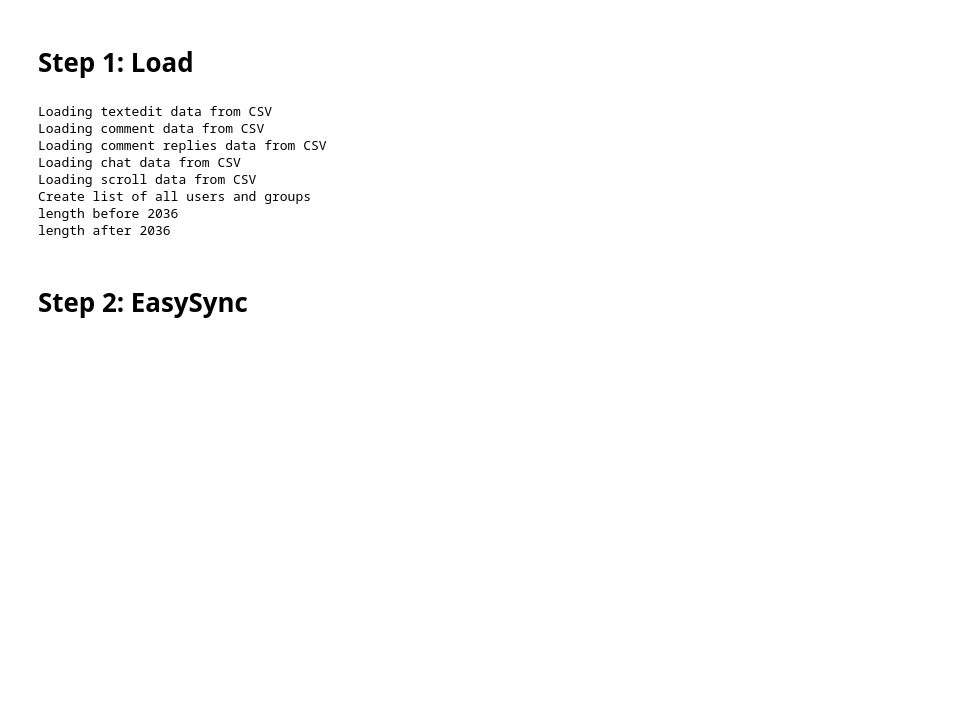
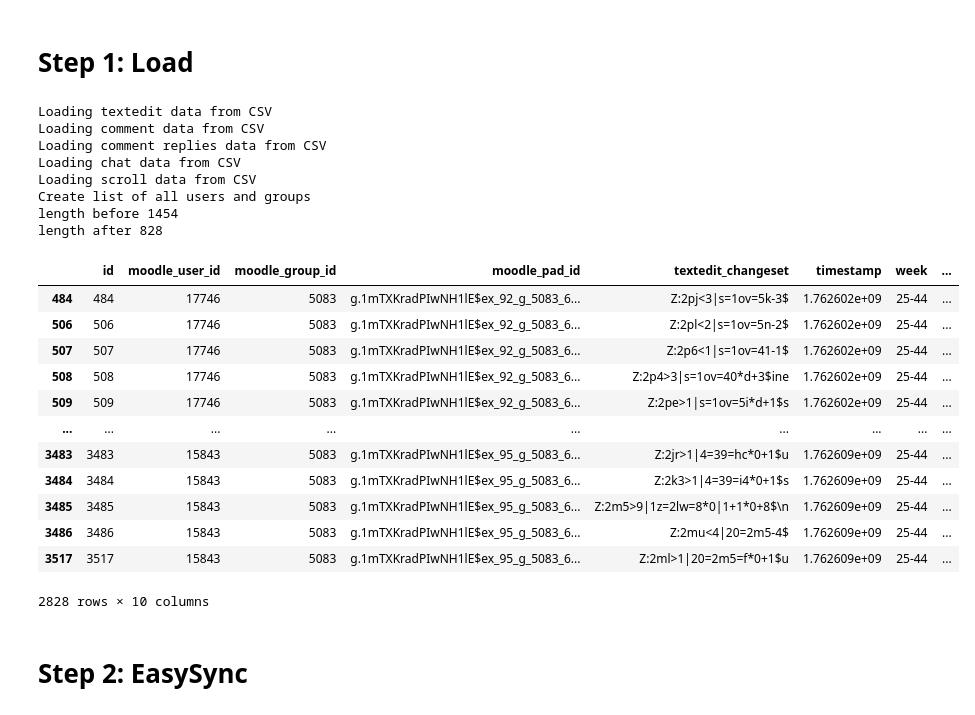
Before and after one commit to CATALPAresearch/wespa, a Jupyter notebook: analysis.ipynb, the cells around one changed output. Saved outputs shown, nothing was run; the diff lists cells and outputs as text; code cells hidden in the pictures; blank space fills up the shorter version.

```diff
--- a/analysis.ipynb
+++ b/analysis.ipynb
@@ -15,28 +15,41 @@ from src.settings import *
 # %%
 %reload_ext autoreload
 %autoreload 2
 
 from src.load import Load
-semester = 'WS2021_22' #('WS2023_24',   'dump20240826'), 'SS2025'
+semester = 'WS2025_26' # WS2024_25 WS2023_24',   'dump20240826'), 'SS2025'
 # Step 1
-#l = Load(semester, dump="dump20250616")
-l = Load(semester, dump="dump20240826")
+l = Load(semester=semester, dump="dump20251115")
 #l.process_textedits(filter_weeks=1)
 #
 l.run(filter_weeks=1)
-#df = l.get_data()
+df = l.get_data()
 #df
 # load all data of a group
 #l.run(filter_group=[2751],filter_weeks=True)
+df[df['moodle_group_id'] == 5083]
 # %% [output]
 Loading textedit data from CSV
 Loading comment data from CSV
 Loading comment replies data from CSV
 Loading chat data from CSV
 Loading scroll data from CSV
 Create list of all users and groups
-length before 2036
-length after 2036
+length before 1454
+length after 828
+|  | id | moodle_user_id | moodle_group_id | moodle_pad_id | textedit_changeset | timestamp | week | ... |
+| 484 | 484 | 17746 | 5083 | g.1mTXKradPIwNH1lE$ex_92_g_5083_6... | Z:2pj<3|s=1ov=5k-3$ | 1.762602e+09 | 25-44 | ... |
+| 506 | 506 | 17746 | 5083 | g.1mTXKradPIwNH1lE$ex_92_g_5083_6... | Z:2pl<2|s=1ov=5n-2$ | 1.762602e+09 | 25-44 | ... |
+| 507 | 507 | 17746 | 5083 | g.1mTXKradPIwNH1lE$ex_92_g_5083_6... | Z:2p6<1|s=1ov=41-1$ | 1.762602e+09 | 25-44 | ... |
+| 508 | 508 | 17746 | 5083 | g.1mTXKradPIwNH1lE$ex_92_g_5083_6... | Z:2p4>3|s=1ov=40*d+3$ine | 1.762602e+09 | 25-44 | ... |
+| 509 | 509 | 17746 | 5083 | g.1mTXKradPIwNH1lE$ex_92_g_5083_6... | Z:2pe>1|s=1ov=5i*d+1$s | 1.762602e+09 | 25-44 | ... |
+| ... | ... | ... | ... | ... | ... | ... | ... | ... |
+| 3483 | 3483 | 15843 | 5083 | g.1mTXKradPIwNH1lE$ex_95_g_5083_6... | Z:2jr>1|4=39=hc*0+1$u | 1.762609e+09 | 25-44 | ... |
+| 3484 | 3484 | 15843 | 5083 | g.1mTXKradPIwNH1lE$ex_95_g_5083_6... | Z:2k3>1|4=39=i4*0+1$s | 1.762609e+09 | 25-44 | ... |
+| 3485 | 3485 | 15843 | 5083 | g.1mTXKradPIwNH1lE$ex_95_g_5083_6... | Z:2m5>9|1z=2lw=8*0|1+1*0+8$\n | 1.762609e+09 | 25-44 | ... |
+| 3486 | 3486 | 15843 | 5083 | g.1mTXKradPIwNH1lE$ex_95_g_5083_6... | Z:2mu<4|20=2m5-4$ | 1.762609e+09 | 25-44 | ... |
+| 3517 | 3517 | 15843 | 5083 | g.1mTXKradPIwNH1lE$ex_95_g_5083_6... | Z:2ml>1|20=2m5=f*0+1$u | 1.762609e+09 | 25-44 | ... |
+2828 rows × 10 columns
 # %% [markdown]
 # Step 2: EasySync
 # %%
```
Also changed, not shown: parts of 9 cells of this notebook, 1 other file.
